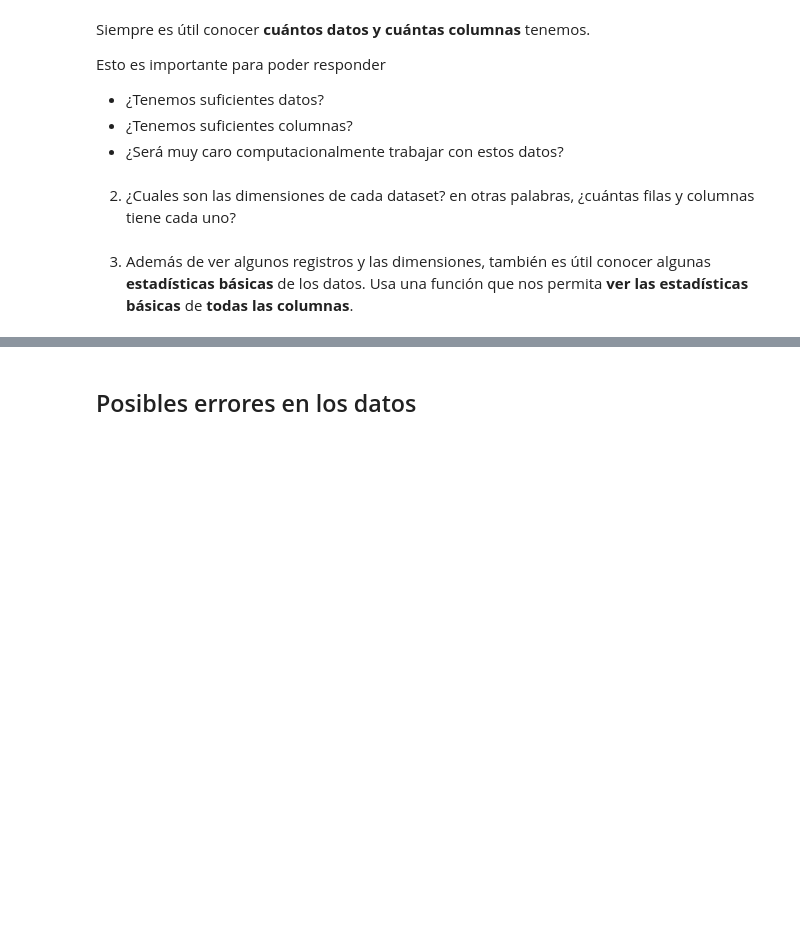
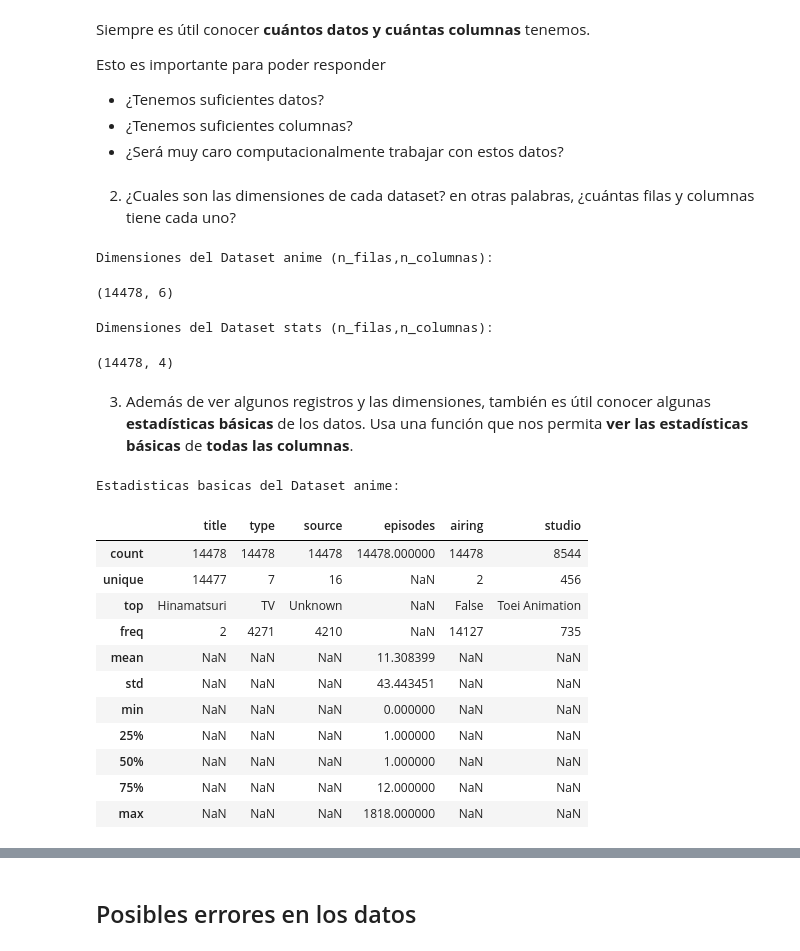
Before and after one commit to chucrutt/mineria_datos_CC5205, a Jupyter notebook: Lab1/Laboratorio_1_2025.ipynb, the cells around one changed output, grey strips where cells are left out. Drawn from its saved outputs; the diff is of its cells as text; code cells hidden in the pictures; blank space fills up the shorter version.

```diff
--- a/Lab1/Laboratorio_1_2025.ipynb
+++ b/Lab1/Laboratorio_1_2025.ipynb
@@ -63,5 +85,34 @@ Esto es importante para poder responder
 - ¿Será muy caro computacionalmente trabajar con estos datos?
 # %% [markdown]
 2. ¿Cuales son las dimensiones de cada dataset? en otras palabras, ¿cuántas filas y columnas tiene cada uno?
+# %%
+print('Dimensiones del Dataset anime (n_filas,n_columnas):')
+df_anime.shape
+# %% [output]
+Dimensiones del Dataset anime (n_filas,n_columnas):
+(14478, 6)
+# %%
+print('Dimensiones del Dataset stats (n_filas,n_columnas):')
+df_stats.shape
+# %% [output]
+Dimensiones del Dataset stats (n_filas,n_columnas):
+(14478, 4)
 # %% [markdown]
 3. Además de ver algunos registros y las dimensiones, también es útil conocer algunas **estadísticas básicas** de los datos. Usa una función que nos permita **ver las estadísticas básicas** de **todas las columnas**.
+# %%
+print('Estadisticas basicas del Dataset anime:')
+df_anime.describe(include = 'all')
+# %% [output]
+Estadisticas basicas del Dataset anime:
+|  | title | type | source | episodes | airing | studio |
+| count | 14478 | 14478 | 14478 | 14478.000000 | 14478 | 8544 |
+| unique | 14477 | 7 | 16 | NaN | 2 | 456 |
+| top | Hinamatsuri | TV | Unknown | NaN | False | Toei Animation |
+| freq | 2 | 4271 | 4210 | NaN | 14127 | 735 |
+| mean | NaN | NaN | NaN | 11.308399 | NaN | NaN |
+| std | NaN | NaN | NaN | 43.443451 | NaN | NaN |
+| min | NaN | NaN | NaN | 0.000000 | NaN | NaN |
+| 25% | NaN | NaN | NaN | 1.000000 | NaN | NaN |
+| 50% | NaN | NaN | NaN | 1.000000 | NaN | NaN |
+| 75% | NaN | NaN | NaN | 12.000000 | NaN | NaN |
+| max | NaN | NaN | NaN | 1818.000000 | NaN | NaN |
```
Also changed, not shown: parts of 26 cells of this notebook, 1 other file.
